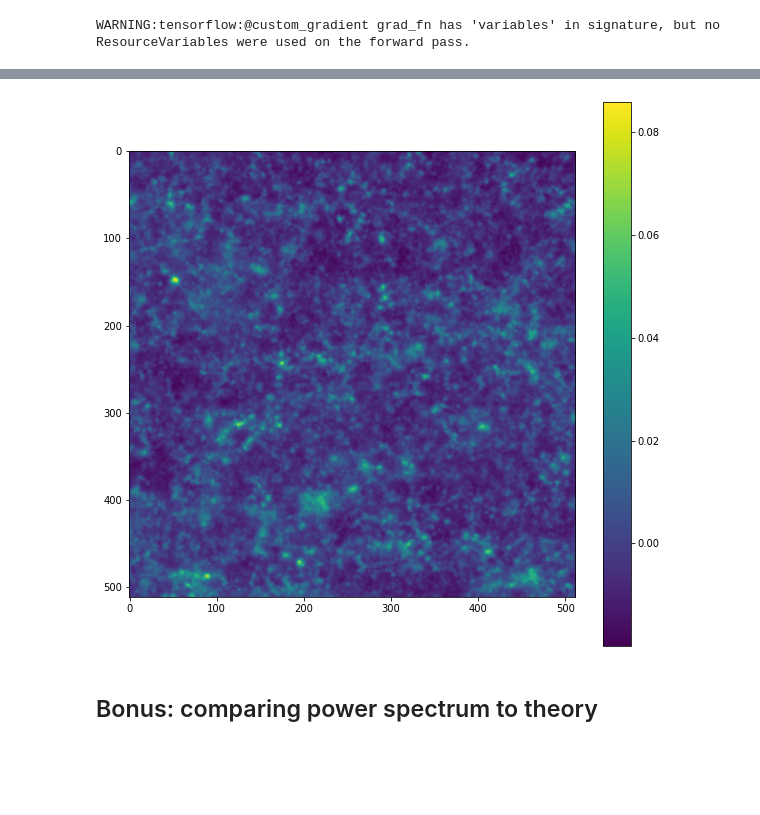
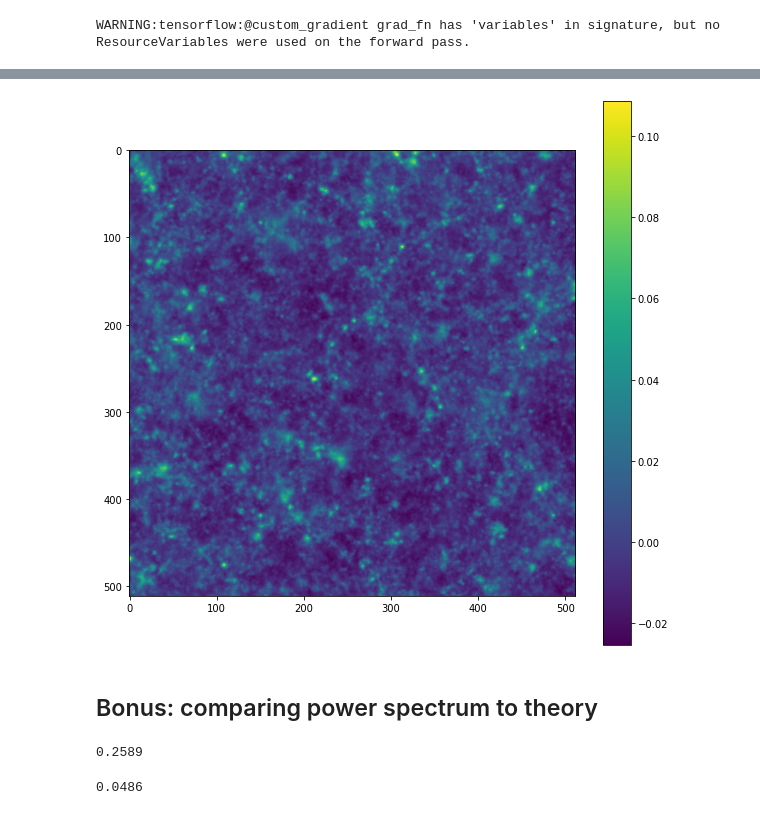
Before and after one commit to DifferentiableUniverseInitiative/flowpm, a Jupyter notebook: notebooks/dev/test_lensing_random.ipynb, the cells around one changed output, grey strips where cells are left out. Saved outputs shown, nothing was run; the diff lists cells and outputs as text; code cells hidden in the pictures; blank space fills up the shorter version.

```diff
--- a/notebooks/dev/test_lensing_random.ipynb
+++ b/notebooks/dev/test_lensing_random.ipynb
@@ -115,3 +105,5 @@ array([0.00107431, 0.03352237, 0.06764686, 0.10285306, 0.13807929,
+# %%
+z_source = tf.linspace(0.5, 1, 4)
 # %%
 m = flowpm.raytracing.convergenceBorn(cosmology,
                     lensplanes,
@@ -128,8 +120,8 @@ z_source[-3]
 # %%
 figure(figsize=[10,10])
-imshow(m[0,:,:,-3]); colorbar();
+imshow(m[0,:,:,-1]); colorbar();
 # %% [output]
-[figure, old version]
+[figure, new version]
 # %% [markdown]
 ## Bonus: comparing power spectrum to theory
 # %%
@@ -144,0 +132,8 @@ probes = [ jc.probes.WeakLensing([nzs_s]) ]
+# %%
+cosmology.Omega_c.numpy()
+# %% [output]
+0.2589
+# %%
+cosmology.Omega_b.numpy()
+# %% [output]
+0.0486
```
Also changed, not shown: parts of 18 cells of this notebook.
